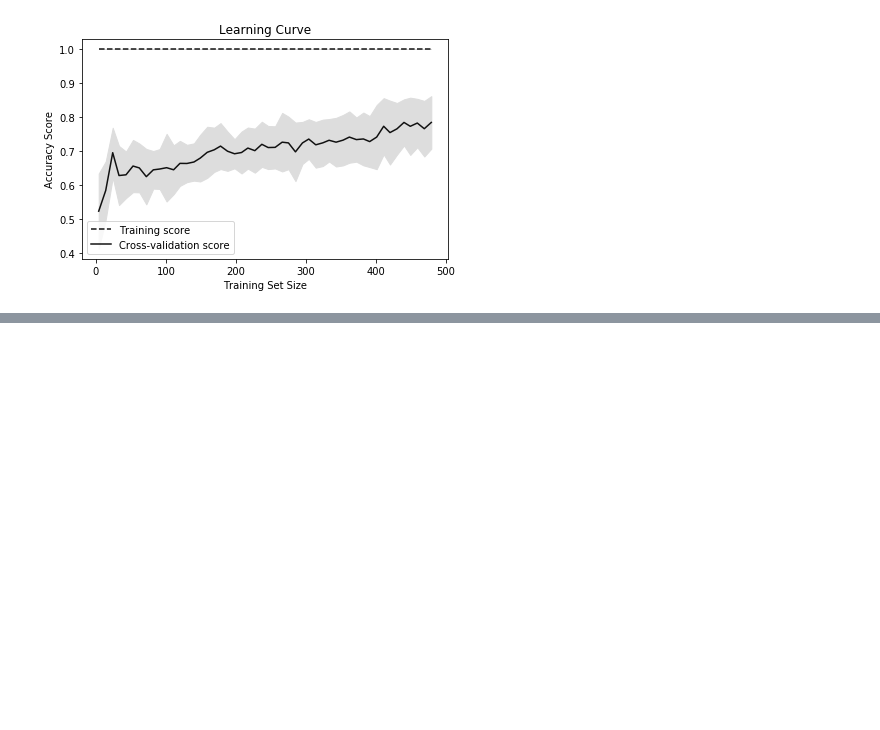
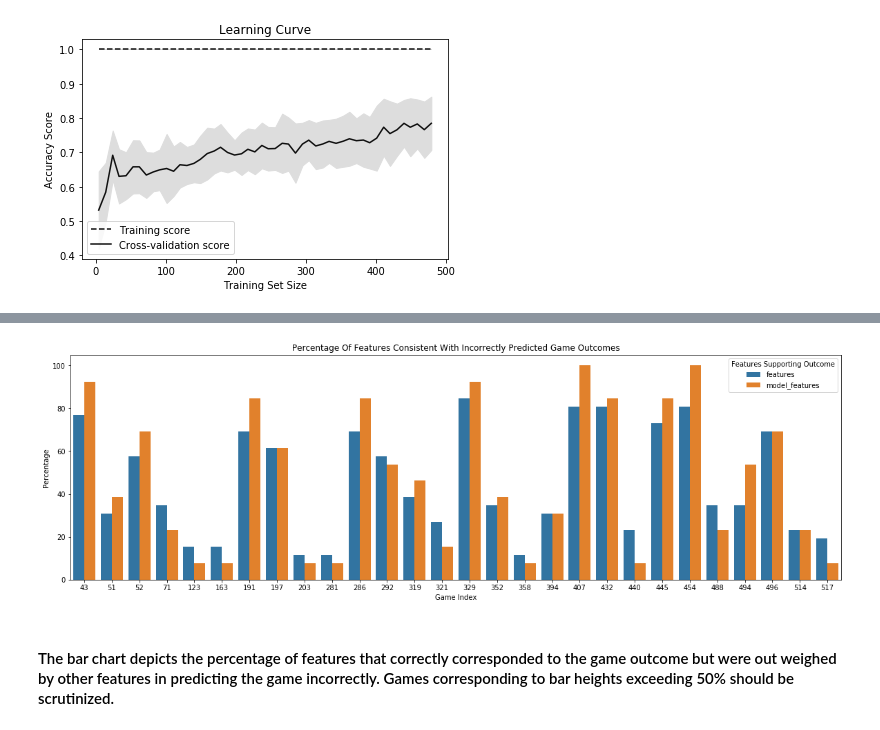
Before and after one commit to chipk215/ncaa_basketball, a Jupyter notebook: Models/Tournament_Model_AdaBoost-Delta.ipynb, the cells around one changed output, grey strips where cells are left out. Drawn from its saved outputs; the diff is of its cells as text; code cells hidden in the pictures; blank space fills up the shorter version.

Commit message:
Refactor Ada Boost models.

```diff
--- a/Models/Tournament_Model_AdaBoost-Delta.ipynb
+++ b/Models/Tournament_Model_AdaBoost-Delta.ipynb
@@ -693,4 +762,6 @@ Missed predictions=  28
 | 51 | 2017 | 68 | 2017-03-15 | 16 | UC Davis | 8aaad1c0-d16e-4b9f-8541-dac670addd71 | 16 | North Carolina Central | e4c315a0-e83f-4d14-856e-34a0463059e3 | 1 | ... |
 | 321 | 2011 | 16 | 2011-03-25 | 4 | Kentucky | 2267a1f4-68f6-418b-aaf6-2aa0c4b291f1 | 1 | Ohio State | 857462b3-0ab6-4d26-9669-10ca354e382b | 1 | ... |
 | 163 | 2015 | 68 | 2015-03-17 | 16 | Hampton | 161354af-1f3e-4d58-88f7-e016ec74b7b6 | 16 | Manhattan | 7a270923-01d6-4a6f-a93e-e8786266d502 | 1 | ... |
+# %%
+feature_dictionary = utils.Feature_Dictionary()
 # %%
@@ -729,0 +805,20 @@ print(result)
+# %%
+supporting_features = missed_predictions.apply(lambda row: utils.get_supporting_features(row, feature_dictionary, feature_list),
+                                               axis=1)
+
+supporting_model_features = missed_predictions.apply(lambda row: utils.get_supporting_features(row, feature_dictionary, model_features),
+                                               axis=1)
+# %%
+missed_predictions = missed_predictions.merge(supporting_features.to_frame(name='supporting_features'),how='left',
+                                              left_index=True, right_index=True)
+
+missed_predictions = missed_predictions.merge(supporting_model_features.to_frame(name='supporting_model_features'),how='left',
+                                              left_index=True, right_index=True)
+
+missed_predictions['features'] = 100 * missed_predictions['supporting_features'].apply(lambda x: len(x)) / len(feature_list)
+
+missed_predictions['model_features'] = 100 * missed_predictions['supporting_model_features'].apply(lambda x: len(x)) / \
+    len(model_features)
+
+missed_predictions['game_index'] = missed_predictions.index
+missed_predictions.head()
@@ -729,0 +832,4 @@ print(result)
+# %%
+plot_missed_predictions_df = missed_predictions[['game_index','features','model_features']]
+plot_missed_predictions_df = pd.melt(plot_missed_predictions_df, id_vars='game_index', var_name= 'Features Supporting Outcome')
+plot_missed_predictions_df.head()
@@ -729,0 +843,10 @@ print(result)
+# %%
+m_plot = sns.barplot(x='game_index', y='value', hue='Features Supporting Outcome', data= plot_missed_predictions_df)
+plt.title("Percentage Of Features Consistent With Incorrectly Predicted Game Outcomes")
+plt.ylabel('Percentage')
+plt.xlabel('Game Index')
+m_plot.figure.set_size_inches(20,6)
+# %% [output]
+[figure, added]
+# %% [markdown]
+#### The bar chart depicts the percentage of features that correctly corresponded to the game outcome but were out weighed by other features in predicting the game incorrectly. Games corresponding to bar heights exceeding 50% should be scrutinized.
```
Also changed, not shown: parts of 24 cells of this notebook, 2 other files.
